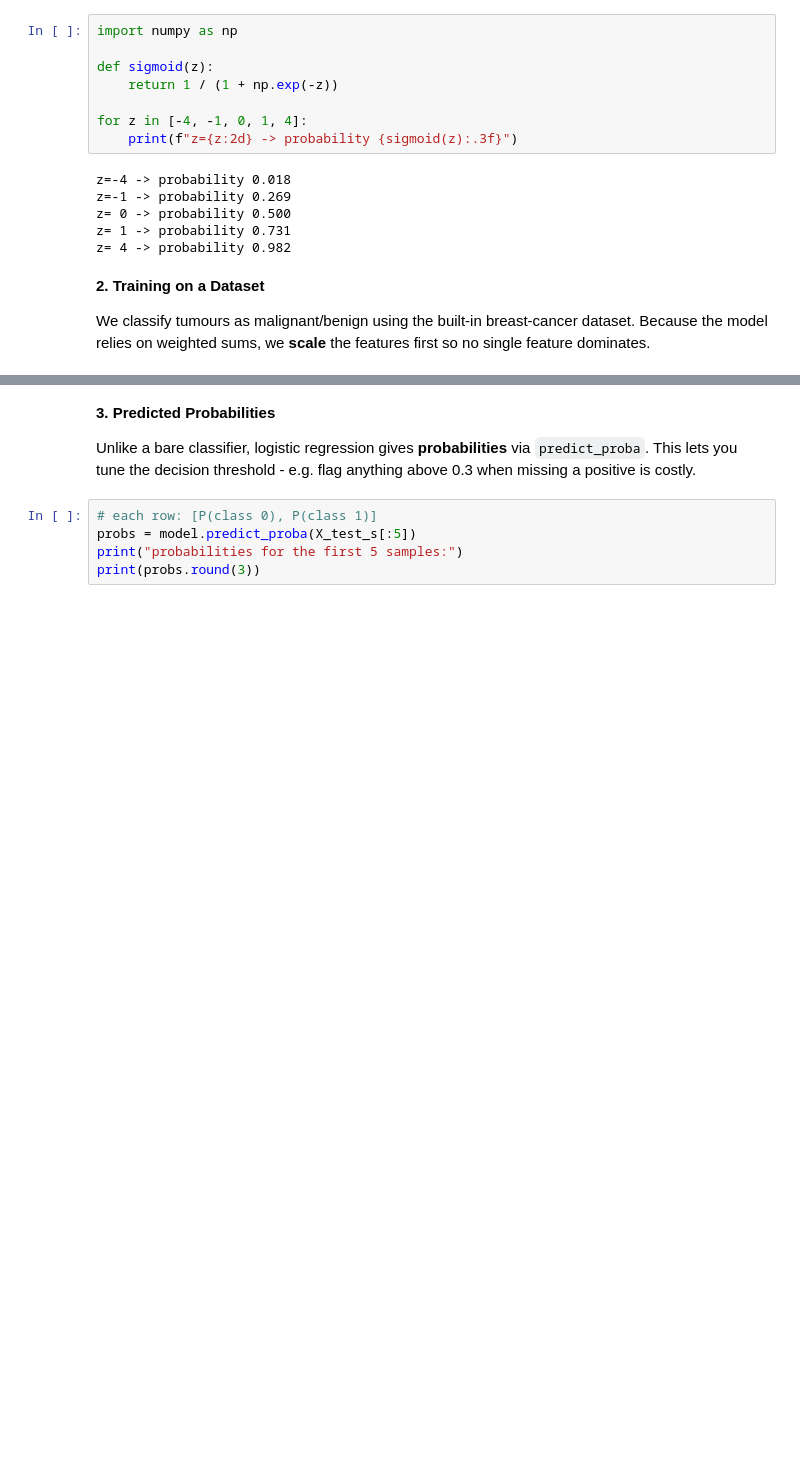
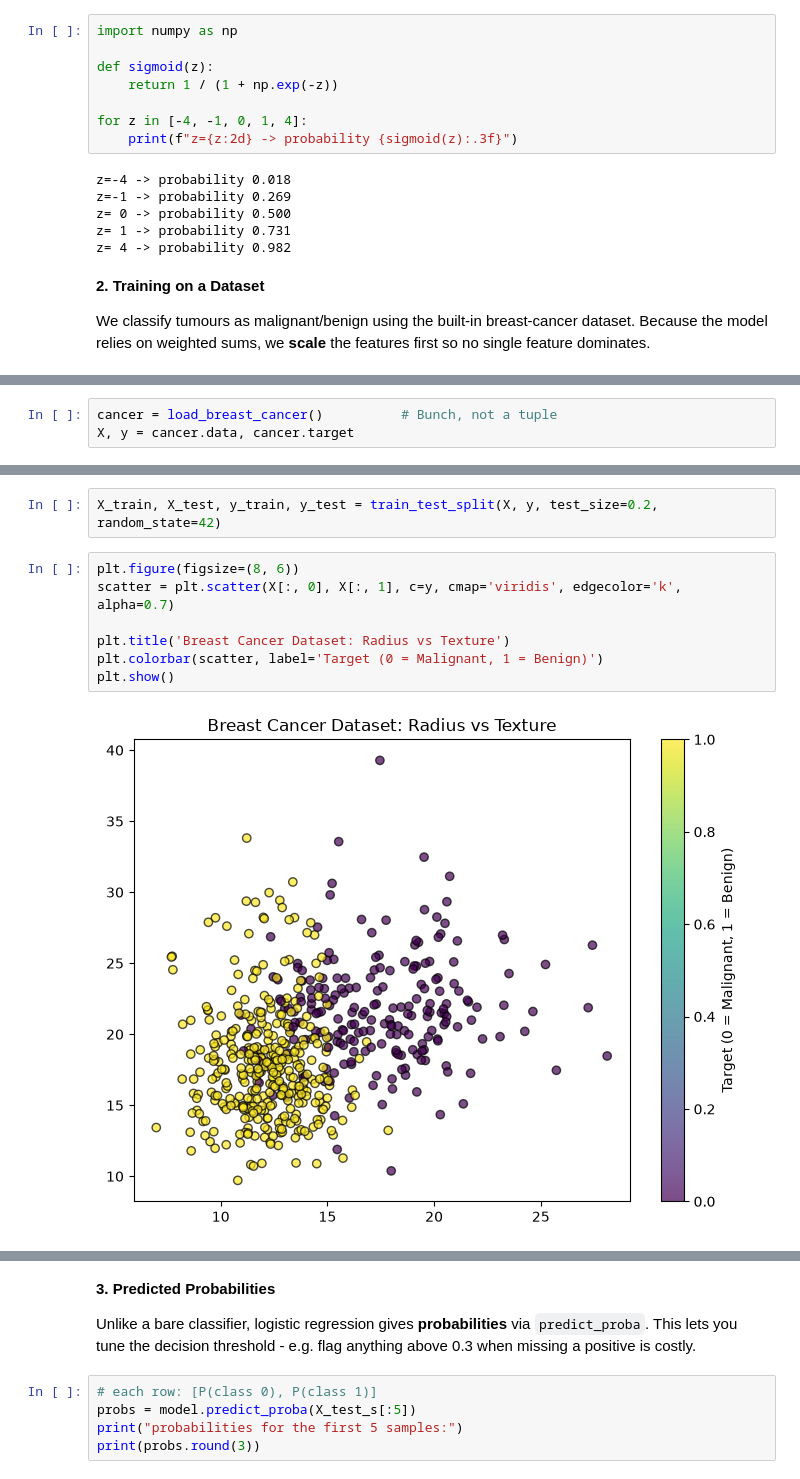
Before and after one commit to mohalkarushikesh/switch, a Jupyter notebook: Phase 1/ML_Fundamentals/Algorithms/logistic_reg.ipynb, the cells around one changed output, grey strips where cells are left out. Saved outputs shown, nothing was run; the diff lists cells and outputs as text; blank space fills up the shorter version.

```diff
--- a/Phase 1/ML_Fundamentals/Algorithms/logistic_reg.ipynb
+++ b/Phase 1/ML_Fundamentals/Algorithms/logistic_reg.ipynb
@@ -59,0 +42,3 @@ recall   : 0.986
+# %%
+cancer = load_breast_cancer()          # Bunch, not a tuple
+X, y = cancer.data, cancer.target
@@ -59,0 +60,11 @@ recall   : 0.986
+# %%
+X_train, X_test, y_train, y_test = train_test_split(X, y, test_size=0.2, random_state=42)
+# %%
+plt.figure(figsize=(8, 6))
+scatter = plt.scatter(X[:, 0], X[:, 1], c=y, cmap='viridis', edgecolor='k', alpha=0.7)
+
+plt.title('Breast Cancer Dataset: Radius vs Texture')
+plt.colorbar(scatter, label='Target (0 = Malignant, 1 = Benign)')
+plt.show()
+# %% [output]
+[figure, added]
```
Also changed, not shown: parts of 8 cells of this notebook, 8 other files.
